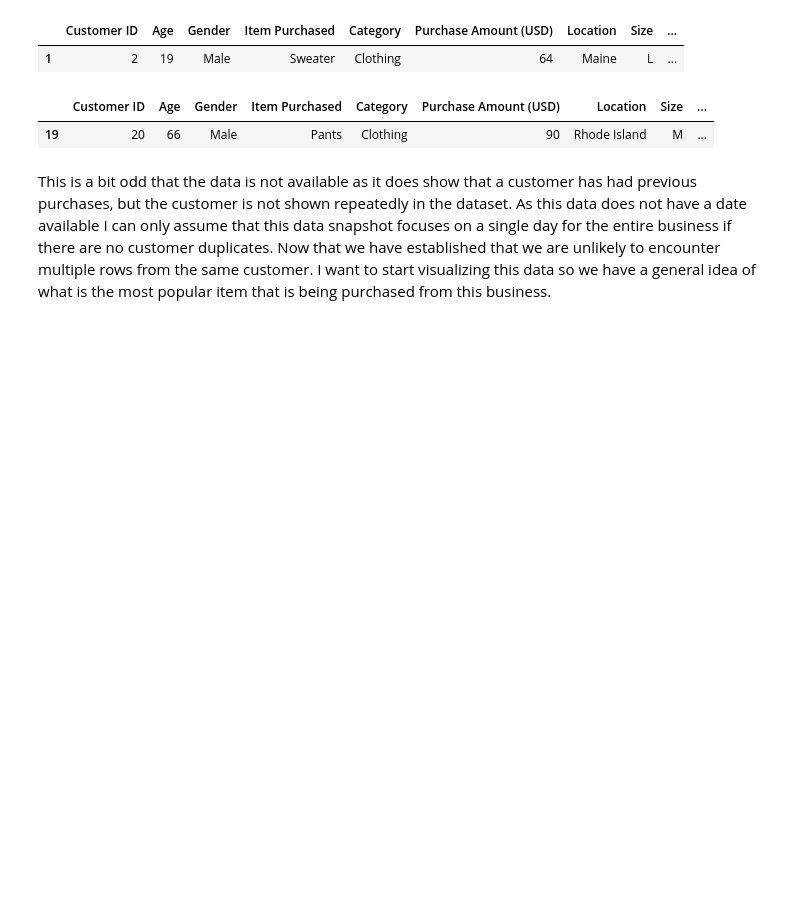
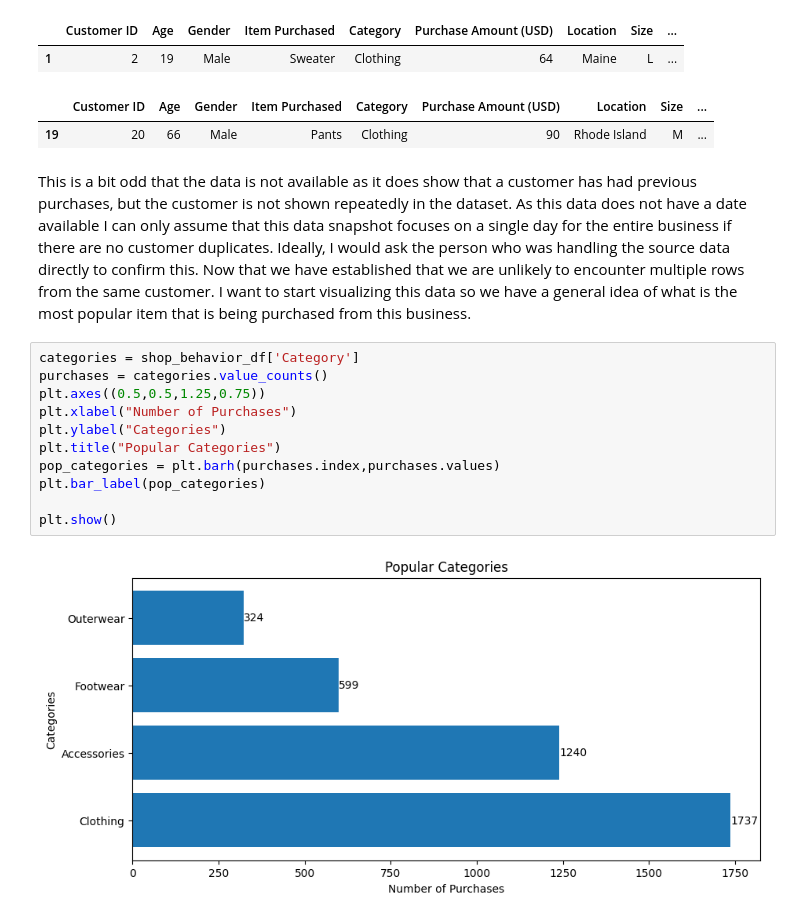
Before and after one commit to nhlokomomhlophe/ConsumerBehaviour, a Jupyter notebook: ConsumerBehaviour.ipynb, the cells around one changed output. Cells and saved outputs as stored; diff of their text form; blank space fills up the shorter version.

```diff
--- a/ConsumerBehaviour.ipynb
+++ b/ConsumerBehaviour.ipynb
@@ -50,4 +51,17 @@ display(shop_behavior_df[shop_behavior_df["Customer ID"] == 20])
 |  | Customer ID | Age | Gender | Item Purchased | Category | Purchase Amount (USD) | Location | Size | ... |
 | 19 | 20 | 66 | Male | Pants | Clothing | 90 | Rhode Island | M | ... |
 # %% [markdown]
-This is a bit odd that the data is not available as it does show that a customer has had previous purchases, but the customer is not shown repeatedly in the dataset. As this data does not have a date available I can only assume that this data snapshot focuses on a single day for the entire business if there are no customer duplicates. Now that we have established that we are unlikely to encounter multiple rows from the same customer. I want to start visualizing this data so we have a general idea of what is the most popular item that is being purchased from this business.
+This is a bit odd that the data is not available as it does show that a customer has had previous purchases, but the customer is not shown repeatedly in the dataset. As this data does not have a date available I can only assume that this data snapshot focuses on a single day for the entire business if there are no customer duplicates. Ideally, I would ask the person who was handling the source data directly to confirm this. Now that we have established that we are unlikely to encounter multiple rows from the same customer. I want to start visualizing this data so we have a general idea of what is the most popular item that is being purchased from this business.
+# %%
+categories = shop_behavior_df['Category']
+purchases = categories.value_counts()
+plt.axes((0.5,0.5,1.25,0.75))
+plt.xlabel("Number of Purchases")
+plt.ylabel("Categories")
+plt.title("Popular Categories")
+pop_categories = plt.barh(purchases.index,purchases.values)
+plt.bar_label(pop_categories)
+
+plt.show()
+# %% [output]
+[figure, added]
```
Also changed, not shown: parts of 4 cells of this notebook.
